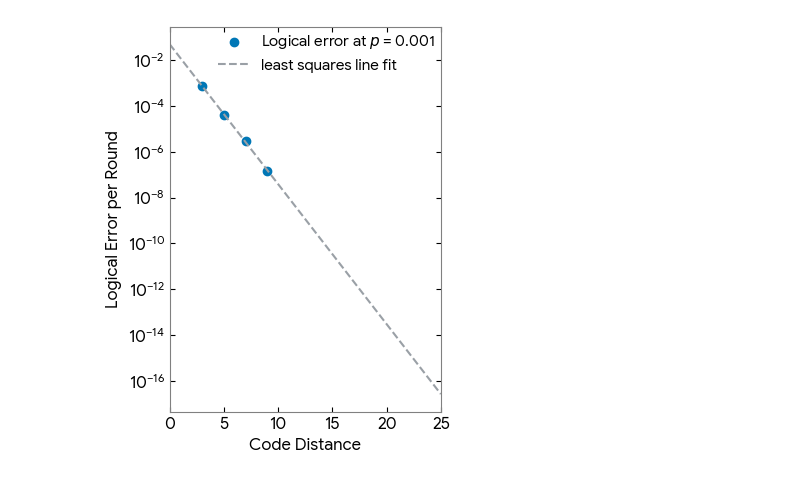
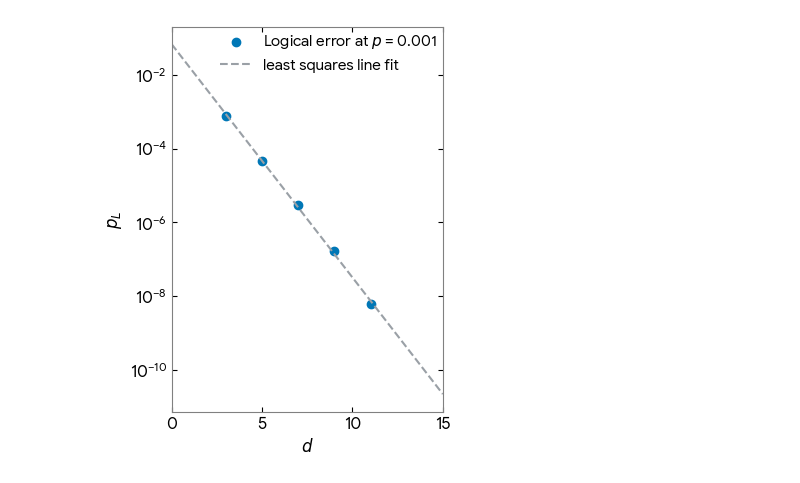
Before and after one commit to himanshu-PI/qic890, a Jupyter notebook: sc-memory.ipynb, the cells around one changed output. Drawn from its saved outputs; the diff is of its cells as text; code cells hidden in the pictures.

```diff
--- a/sc-memory.ipynb
+++ b/sc-memory.ipynb
@@ -216,7 +217,7 @@ def surface_code_memory(p:float, # error rate
     circ_script += stab_measurement_round
 
 
-    circ_script += measure_x(qubits=data_q_index, error_rate  = 0, reset=False)
+    circ_script += measure_x(qubits=data_q_index, error_rate  = p, reset=False)
 
     measure_record = [None for i in range(num_qubits)] # ith element is time when qubit i was measurement
 
@@ -382,0 +304,10 @@ Threshold found at 0.0065
+# %%
+# Collect the samples (takes a few minutes).
+samples = sinter.collect(
+    num_workers=os.cpu_count(),
+    max_shots=1_000_000,
+    max_errors=1000,
+    tasks=generate_sc_memory(),
+    decoders=['pymatching'],
+    print_progress=True,
+)
@@ -383,13 +364,13 @@ Threshold found at 0.0065
 # %%
-fig, ax = plt.subplots(figsize=(5,3))
+fig, ax = plt.subplots(figsize=(3.5,5))
 
 
 for i in range(len(d)):
 
     log_err_di = log_err_rates[i]
-    std_err = (log_err_di * (1 - log_err_di)/shots)**0.5
+    std_err = (log_err_di * (1 - log_err_di)/shots_list[i])**0.5
 
-    ax.errorbar(p,
+    ax.errorbar(p[i],
                 log_err_rates[i],
                 yerr = std_err,
                 label = rf'$d = $ {d[i]}',
@@ -398,7 +379,7 @@ for i in range(len(d)):
                 marker = marks[i]
                 )
 
-ax.axvline(x = p_threshold, linestyle='-.', label = r'$p_{th}$', color = 'k')
+# ax.axvline(x = p_threshold, linestyle='-.', label = r'$p_{th}$', color = 'k')
 
 
 for spine in ax.spines.values():
@@ -426,6 +407,6 @@ plt.legend(
 )
 
 plt.tight_layout(rect=[0, 0, 1, 1])  # Adjust right margin to make space
-plt.savefig('figs/log_err.jpeg',bbox_inches='tight', dpi = 500)
+# plt.savefig('figs/log_err_sc_memory.jpeg',bbox_inches='tight', dpi = 500)
 plt.show()
 # %% [output]
@@ -445,11 +414,4 @@ print(pymatching.__version__)
 # %%
-# Using sinter for efficient error sampling
-
-import sinter
-import os
-from typing import List
-
-
 noise = 1e-3
 
 surface_code_tasks = [
@@ -457,7 +419,7 @@ surface_code_tasks = [
         circuit = surface_code_memory(p = noise, d = d, num_rounds=3*d),
         json_metadata={'d': d, 'r': d * 3, 'p': noise},
     )
-    for d in [3, 5, 7, 9]
+    for d in [3, 5, 7, 9, 11]
 ]
 
 collected_surface_code_stats: List[sinter.TaskStats] = sinter.collect(
@@ -512,41 +474,42 @@ fig, ax = plt.subplots(figsize=(3.5,5))
 
 ax.scatter(xs, ys, label=fr"Logical error at $p$ = {noise}", color = google[0])
 
-ax.plot([0, 25],
-        [np.exp(fit.intercept), np.exp(fit.intercept + fit.slope * 25)],
+yf = 15
+ax.plot([0, yf],
+        [np.exp(fit.intercept), np.exp(fit.intercept + fit.slope * yf)],
         linestyle='--',
         label='least squares line fit',
         color = google[-1])
 
 
 
-ax.set_xlim(0, 25)
+ax.set_xlim(0, yf)
 plt.tick_params(top=True, left=True, right=True, bottom=True,
                direction="in", axis='both', which='both',
                labelsize=12, color='k')
 
 ax.semilogy()
 
 font2 = {'family':'Google Sans', 'color':'black', 'size':12}
 
 # ax.set_title("Projecting distance needed to survive a trillion rounds")
-plt.xlabel("Code Distance", fontdict = font2)
+plt.xlabel(rf"$d$", fontdict = font2)
 
-plt.ylabel("Logical Error per Round", fontdict = font2)
+plt.ylabel(rf"$p_L$", fontdict = font2)
 
 for spine in ax.spines.values():
     spine.set_edgecolor('gray')
 
 
 plt.legend(
     fontsize=11,  # Slightly smaller font for external legend
     ncol=1,  # Fewer columns for vertical space
     loc='best',
     frameon=False,
     borderaxespad=0.  # Removes padding between axes and legend
 )
 # plt.tight_layout(rect=[0, 0, 1, 1])  # Adjust right margin to make space
 plt.savefig('figs/log_err_at_p.jpeg',bbox_inches='tight', dpi = 500)
 plt.show()
 # %% [output]
-[figure, old version]
+[figure, new version]
```
Also changed, not shown: parts of 19 cells of this notebook, 20 other files.
